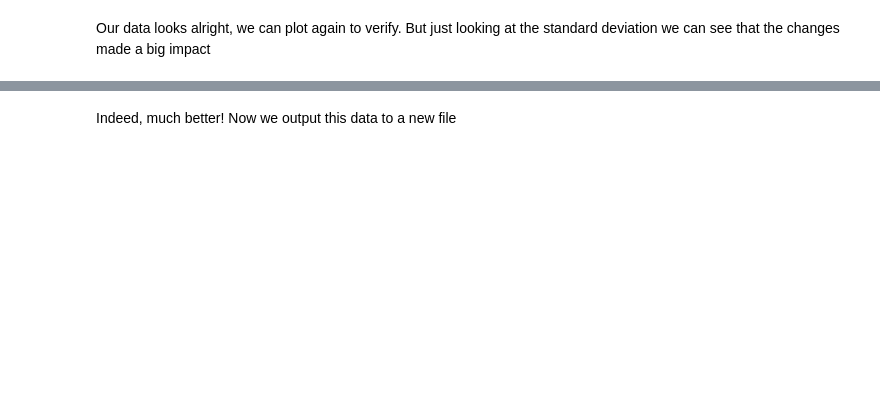
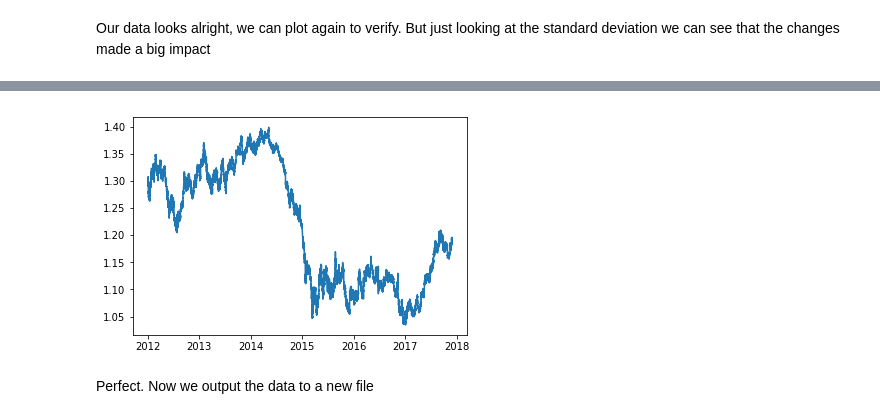
Before and after one commit to mathetes87/machine-learning-1, a Jupyter notebook: projects/capstone/Forex Predict/Preprocess data.ipynb, the cells around one changed output, grey strips where cells are left out. Saved outputs shown, nothing was run; the diff lists cells and outputs as text; code cells hidden in the pictures; blank space fills up the shorter version.

```diff
--- a/projects/capstone/Forex Predict/Preprocess data.ipynb
+++ b/projects/capstone/Forex Predict/Preprocess data.ipynb
@@ -105,4 +138,10 @@ plot_data(data)
+# %%
+plt.plot(data['time'], data['close'])
+plt.show()
+# %% [output]
+[figure, added]
 # %% [markdown]
-Indeed, much better! Now we output this data to a new file
+
+Perfect. Now we output the data to a new file
 # %%
 data.to_csv('data/EURUSD_M5_438K_Preprocessed.csv', index=False)
```
Also changed, not shown: parts of 9 cells of this notebook, 4 other files.
